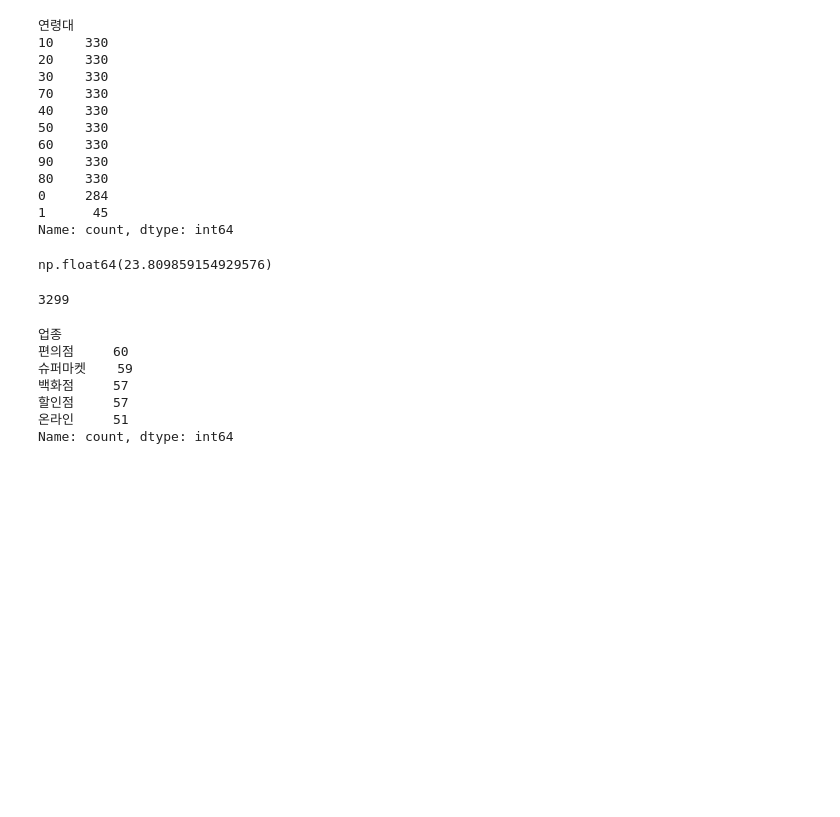
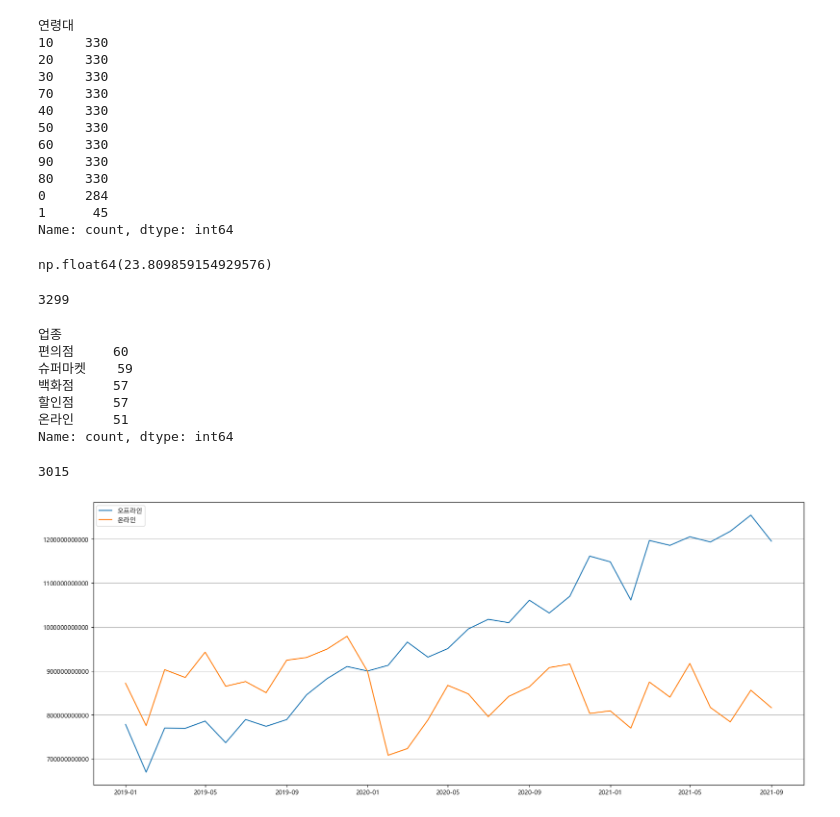
Before and after one commit to saebom131/ubion, a Jupyter notebook: python/20250616/01_card.ipynb, the cells around one changed output. Saved outputs shown, nothing was run; the diff lists cells and outputs as text; code cells hidden in the pictures; blank space fills up the shorter version.

```diff
--- a/python/20250616/01_card.ipynb
+++ b/python/20250616/01_card.ipynb
@@ -808,3 +808,38 @@ card_df.loc[
 할인점     57
 온라인     51
 Name: count, dtype: int64
+# %%
+card_df2 = card_df.loc[
+    card_df['연령대'] != 0,         # card_df의 연령대 데이터가 0인 데이터 제거한 새로운 df 생성
+]
+len(card_df2)
+# %% [output]
+3015
+# %%
+pivot_data2 = pd.pivot_table(
+    card_df2,
+    index = '기준년월',
+    columns = '업종',
+    values = '총이용금액',
+    aggfunc = 'sum',
+    margins = True
+)
+# %%
+pivot_data2.drop('All', inplace=True)
+# %%
+pivot_data2['오프라인'] = pivot_data2['All'] - pivot_data2['온라인']
+# %%
+# 그래프 사이즈 변경
+plt.figure(figsize = (20, 8))
+# 그래프에서 지수표현식 제거
+plt.ticklabel_format(axis='y', style='plain', useMathText=True)
+# y축에 그리드 선 추가
+plt.grid(True, axis='y')
+
+plt.plot(pivot_data2['온라인'], label='오프라인')
+plt.plot(pivot_data2['오프라인'], label='온라인')
+
+plt.legend()
+plt.show()
+# %% [output]
+[figure, added]
```
